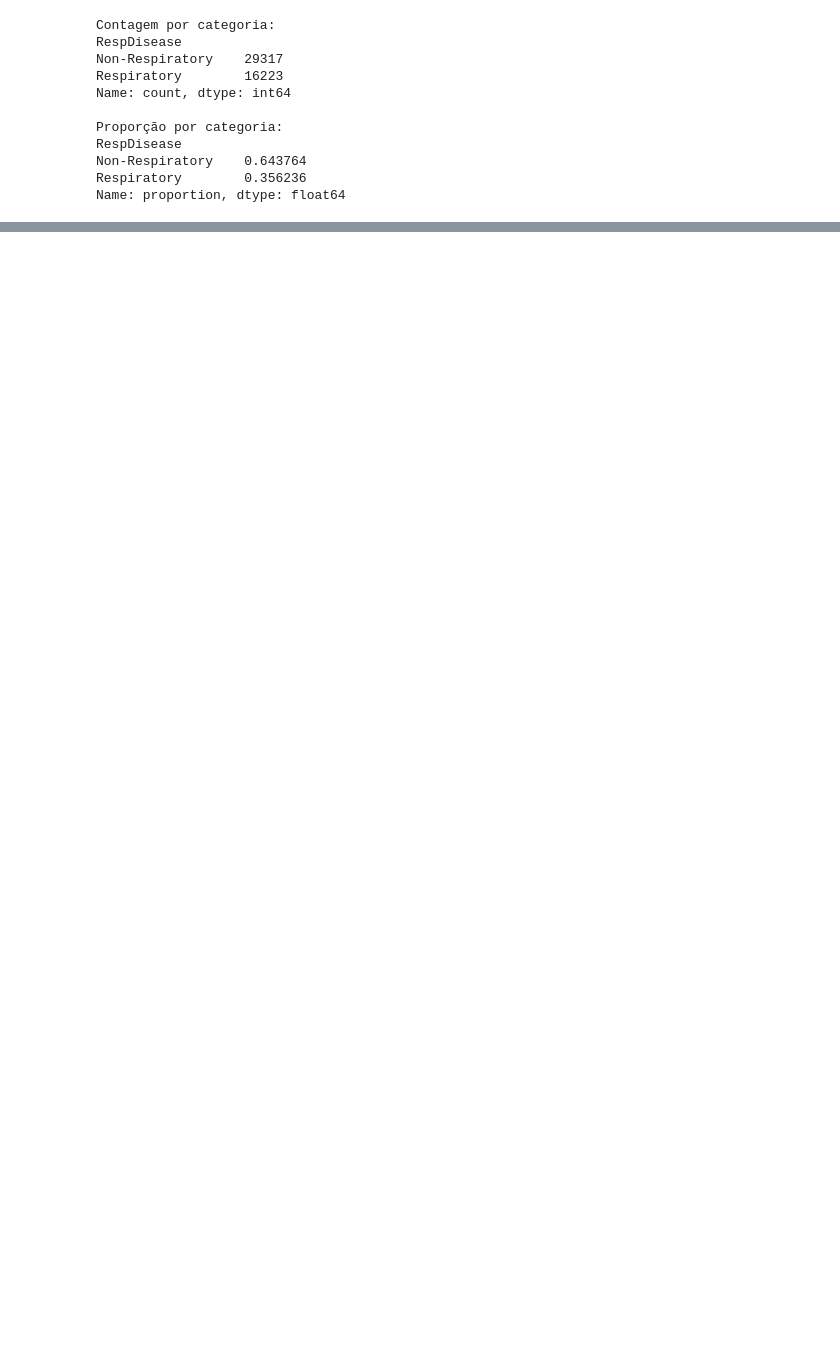
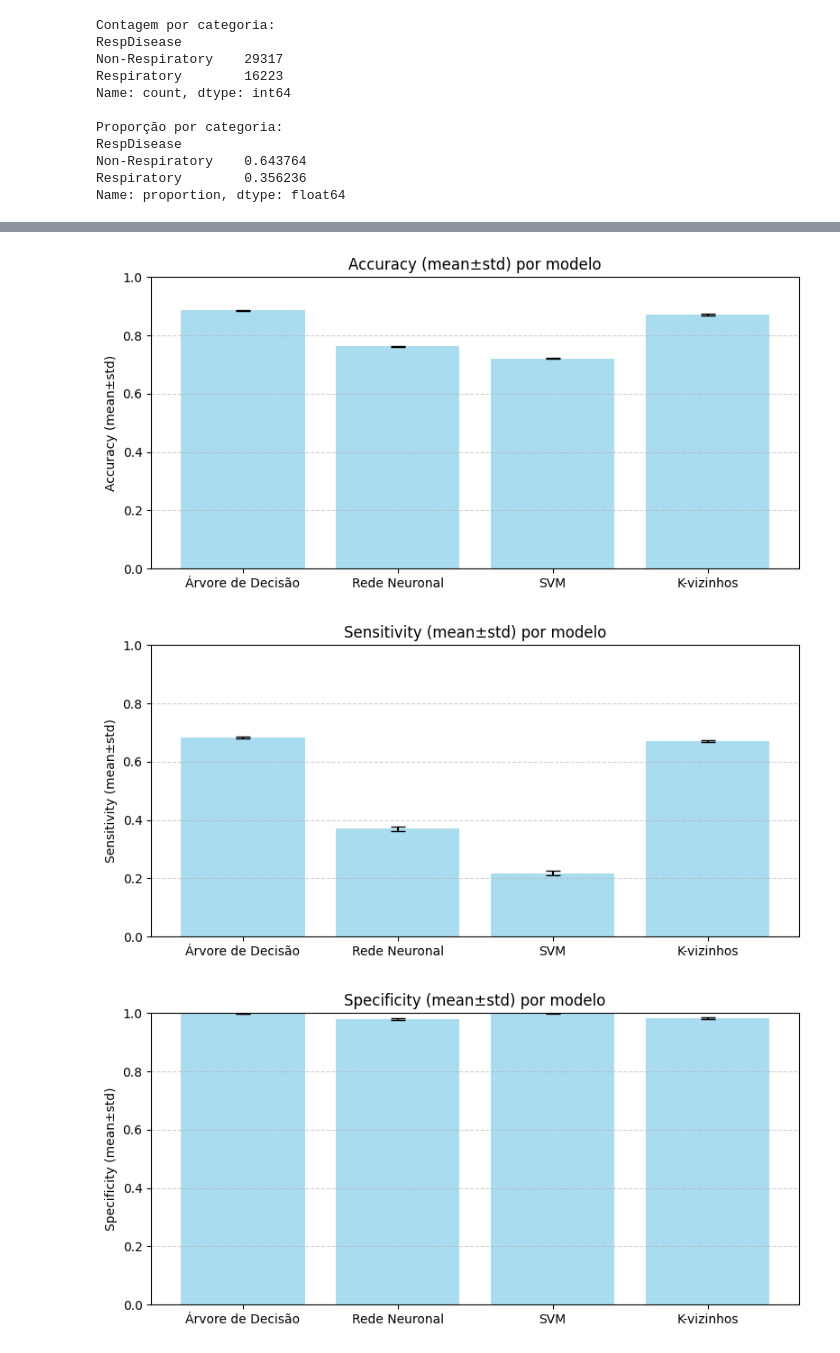
Before and after one commit to rubenlfsSilva/ANADI_1200546_1221294_1211981, a Jupyter notebook: TRAB2/4.3.ipynb, the cells around one changed output, grey strips where cells are left out. Drawn from its saved outputs; the diff is of its cells as text; code cells hidden in the pictures; blank space fills up the shorter version.

```diff
--- a/TRAB2/4.3.ipynb
+++ b/TRAB2/4.3.ipynb
@@ -300,0 +380,59 @@ F1 (mean±std):
+# %%
+# ============================================================
+# 4.3
+# GRÁFICOS
+# - Accuracy
+# - Sensitivity
+# - Specificity
+# - F1-score
+# - Decision Tree Plot
+# - Confusion Matrix Heatmap
+# ============================================================
+
+# Gráficos de barras para cada métrica
+metricas = ['Accuracy (mean±std)', 'Sensitivity (mean±std)', 'Specificity (mean±std)', 'F1 (mean±std)']
+
+# Para cada métrica, gerar um gráfico de barras
+for metrica in metricas:
+    means = df_results[metrica].apply(lambda x: x[0])
+    stds = df_results[metrica].apply(lambda x: x[1])
+
+    plt.figure(figsize=(8, 4))
+    plt.bar(means.index, means.values, yerr=stds.values, capsize=6, alpha=0.7, color='skyblue')
+    plt.title(f"{metrica} por modelo")
+    plt.ylabel(metrica)
+    plt.ylim(0, 1)
+    plt.grid(axis='y', linestyle='--', alpha=0.6)
+    plt.tight_layout()
+    plt.show()
+
+
+# Matriz de Confusão — Árvore de Decisão (sem normalizar)
+y_pred_tree = best_models['Árvore de Decisão'].predict(X)
+disp_tree = ConfusionMatrixDisplay.from_predictions(
+    y_encoded,
+    y_pred_tree,
+    display_labels=le.classes_,
+    cmap='Blues',
+    #normalize='true' # comentar para valores absolutos
+)
+disp_tree.ax_.set_title("Matriz de Confusão — Árvore de Decisão")
+plt.tight_layout()
+plt.show()
+
+# Matriz de Confusão — K-vizinhos (sem normalizar)
+y_pred_knn = best_models['K-vizinhos'].predict(X)
+disp_knn = ConfusionMatrixDisplay.from_predictions(
+    y_encoded,
+    y_pred_knn,
+    display_labels=le.classes_,
+    cmap='Blues',
+    #normalize='true' # comentar para valores absolutos
+)
+disp_knn.ax_.set_title("Matriz de Confusão — K-vizinhos")
+plt.tight_layout()
+plt.show()
+# %% [output]
+[figure, added]
+[figure, added]
+[figure, added]
```
Also changed, not shown: parts of 8 cells of this notebook.
